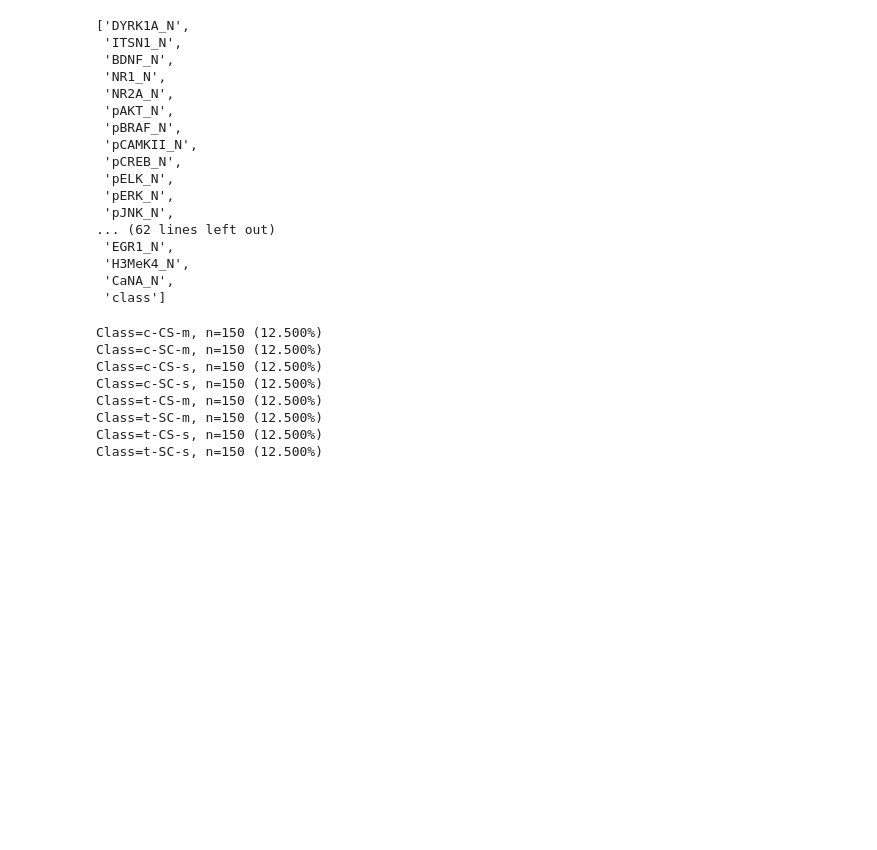
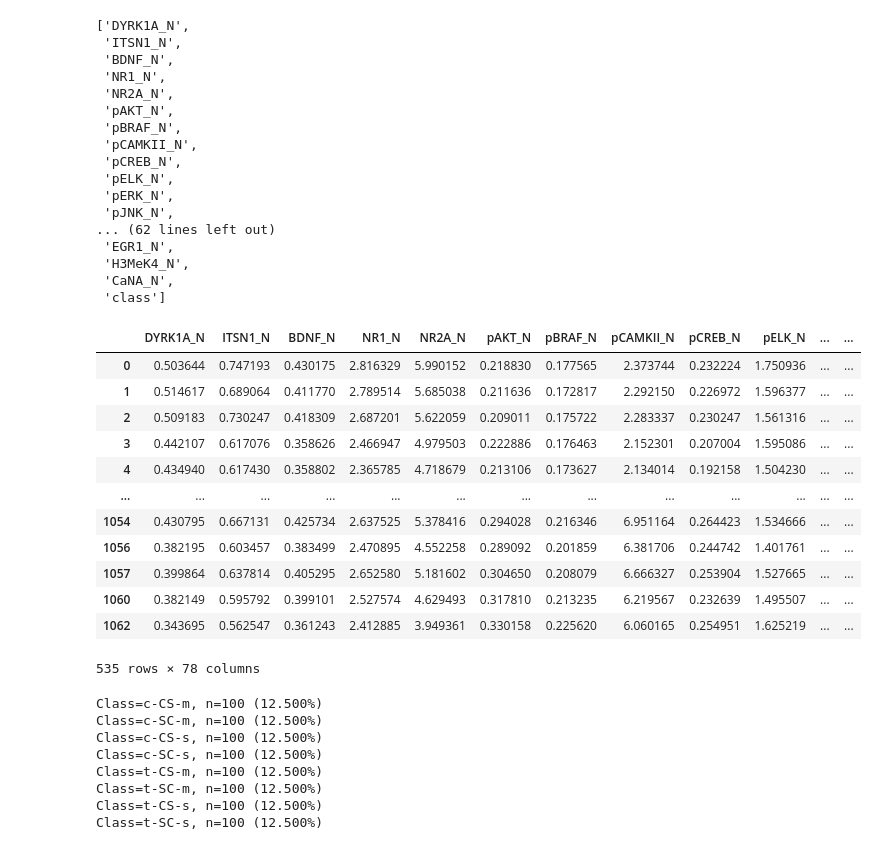
Before and after one commit to Michael-yousuf123/mice-protien-expression, a Jupyter notebook: notebook/notebook-1.ipynb, the cells around one changed output. Saved outputs shown, nothing was run; the diff lists cells and outputs as text; code cells hidden in the pictures; blank space fills up the shorter version.

```diff
--- a/notebook/notebook-1.ipynb
+++ b/notebook/notebook-1.ipynb
@@ -200,3 +238,19 @@ list(da.columns)
+# %%
+out_da
+# %% [output]
+|  | DYRK1A_N | ITSN1_N | BDNF_N | NR1_N | NR2A_N | pAKT_N | pBRAF_N | pCAMKII_N | pCREB_N | pELK_N | ... | ... |
+| 0 | 0.503644 | 0.747193 | 0.430175 | 2.816329 | 5.990152 | 0.218830 | 0.177565 | 2.373744 | 0.232224 | 1.750936 | ... | ... |
+| 1 | 0.514617 | 0.689064 | 0.411770 | 2.789514 | 5.685038 | 0.211636 | 0.172817 | 2.292150 | 0.226972 | 1.596377 | ... | ... |
+| 2 | 0.509183 | 0.730247 | 0.418309 | 2.687201 | 5.622059 | 0.209011 | 0.175722 | 2.283337 | 0.230247 | 1.561316 | ... | ... |
+| 3 | 0.442107 | 0.617076 | 0.358626 | 2.466947 | 4.979503 | 0.222886 | 0.176463 | 2.152301 | 0.207004 | 1.595086 | ... | ... |
+| 4 | 0.434940 | 0.617430 | 0.358802 | 2.365785 | 4.718679 | 0.213106 | 0.173627 | 2.134014 | 0.192158 | 1.504230 | ... | ... |
+| ... | ... | ... | ... | ... | ... | ... | ... | ... | ... | ... | ... | ... |
+| 1054 | 0.430795 | 0.667131 | 0.425734 | 2.637525 | 5.378416 | 0.294028 | 0.216346 | 6.951164 | 0.264423 | 1.534666 | ... | ... |
+| 1056 | 0.382195 | 0.603457 | 0.383499 | 2.470895 | 4.552258 | 0.289092 | 0.201859 | 6.381706 | 0.244742 | 1.401761 | ... | ... |
+| 1057 | 0.399864 | 0.637814 | 0.405295 | 2.652580 | 5.181602 | 0.304650 | 0.208079 | 6.666327 | 0.253904 | 1.527665 | ... | ... |
+| 1060 | 0.382149 | 0.595792 | 0.399101 | 2.527574 | 4.629493 | 0.317810 | 0.213235 | 6.219567 | 0.232639 | 1.495507 | ... | ... |
+| 1062 | 0.343695 | 0.562547 | 0.361243 | 2.412885 | 3.949361 | 0.330158 | 0.225620 | 6.060165 | 0.254951 | 1.625219 | ... | ... |
+535 rows × 78 columns
 # %%
 def balanced_data(data: pd.DataFrame ):
     """
@@ -221,16 +275,16 @@ def balanced_data(data: pd.DataFrame ):
     # plt.bar(counter.keys(), counter.values())
     # plt.show()
 # %%
-X, y = balanced_data(da)
+X, y = balanced_data(out_da)
 # %% [output]
-Class=c-CS-m, n=150 (12.500%)
-Class=c-SC-m, n=150 (12.500%)
-Class=c-CS-s, n=150 (12.500%)
-Class=c-SC-s, n=150 (12.500%)
-Class=t-CS-m, n=150 (12.500%)
-Class=t-SC-m, n=150 (12.500%)
-Class=t-CS-s, n=150 (12.500%)
-Class=t-SC-s, n=150 (12.500%)
+Class=c-CS-m, n=100 (12.500%)
+Class=c-SC-m, n=100 (12.500%)
+Class=c-CS-s, n=100 (12.500%)
+Class=c-SC-s, n=100 (12.500%)
+Class=t-CS-m, n=100 (12.500%)
+Class=t-SC-m, n=100 (12.500%)
+Class=t-CS-s, n=100 (12.500%)
+Class=t-SC-s, n=100 (12.500%)
 # %%
 y
 # %% [output]
```
Also changed, not shown: parts of 13 cells of this notebook, 10 other files.
